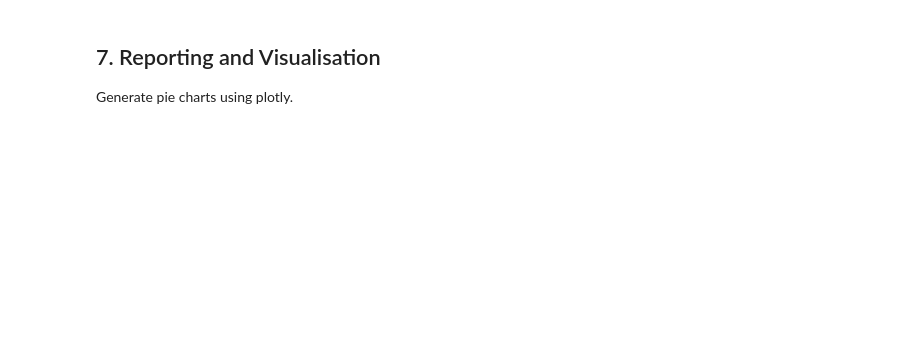
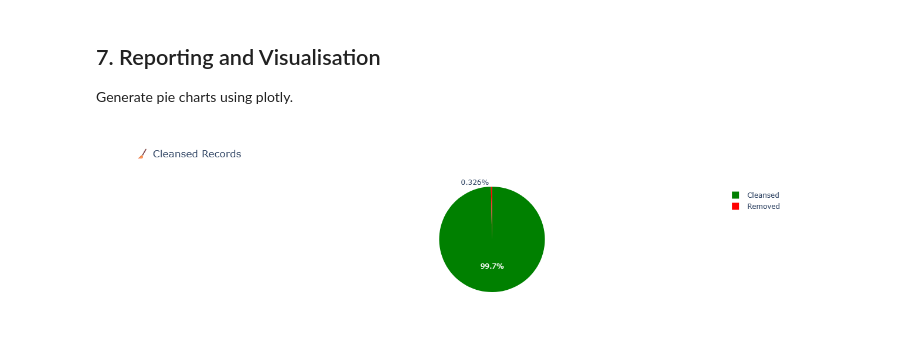
Before and after one commit to mmarifmz/uk-company-profiling-api-matching, a Jupyter notebook: notebooks/CluedIn_Company_Data_Profiling_and_Validation.ipynb, the cells around one changed output. Cells and saved outputs as stored; diff of their text form; code cells hidden in the pictures; blank space fills up the shorter version.

```diff
--- a/notebooks/CluedIn_Company_Data_Profiling_and_Validation.ipynb
+++ b/notebooks/CluedIn_Company_Data_Profiling_and_Validation.ipynb
@@ -80,7 +92,17 @@ Records after cleansing: 307
 ## 4. Deduplication
 Remove duplicated company names.
 # %%
-duplicates_found = df_cleaned.duplicated(subset='CompanyName').sum()
-print(f"Duplicates found: {duplicates_found}")
-df_cleaned = df_cleaned.drop_duplicates(subset='CompanyName')
+# Check duplicates based on CompanyName
+dup_name = df_cleaned[df_cleaned.duplicated(subset='CompanyName', keep=False)]
+print(f"🔁 Duplicate CompanyNames found: {len(dup_name)}")
+display(dup_name[['CompanyName', 'CompanyNumber']].sort_values(by='CompanyName'))
+
+# Check duplicates based on CompanyNumber
+dup_number = df_cleaned[df_cleaned.duplicated(subset='CompanyNumber', keep=False)]
+print(f"🔁 Duplicate CompanyNumbers found: {len(dup_number)}")
+display(dup_number[['CompanyName', 'CompanyNumber']].sort_values(by='CompanyNumber'))
+
+# Drop duplicates based on both fields (CompanyNumber has higher priority)
+df_deduplicated = df_cleaned.drop_duplicates(subset=['CompanyNumber'])
+print(f"✅ Records after deduplication: {len(df_deduplicated)} (from {len(df_cleaned)})")
 # %% [output]
@@ -123,25 +333,79 @@ Enriched records: 0
 Generate pie charts using plotly.
 # %%
 import plotly.express as px
+import plotly.graph_objects as go
 
+# KPI - this one can be enhance following business requirement / data governance
 total_records = len(df_raw)
 cleansed_records = len(df_cleaned)
-duplicate_records = duplicates_found
-matched_records = matched_count
-enriched_records = enriched_count
+duplicates_found = df_raw.duplicated(subset='CompanyName').sum() + df_raw.duplicated(subset='CompanyNumber').sum()
+matched_count = df_cleaned['MatchedNumber'].notnull().sum()
+enriched_count = df_cleaned[df_cleaned['MatchedNumber'].notnull() & df_cleaned['URI'].notnull()].shape[0]
 
-# 1. Cleansed
-fig1 = px.pie(names=["Cleansed", "Removed"], values=[cleansed_records, total_records - cleansed_records])
+# Cleansed Records
+fig1 = px.pie(
+    names=["Cleansed", "Removed"],
+    values=[cleansed_records, total_records - cleansed_records],
+    title="🧹 Cleansed Records",
+    color_discrete_sequence=["green", "red"]
+)
 fig1.show()
 
-# 2. Duplicates
-fig2 = px.pie(names=["Unique", "Duplicates Removed"], values=[cleansed_records, duplicate_records])
+# Duplicates Removed
+fig2 = px.pie(
+    names=["Unique", "Duplicates Removed"],
+    values=[cleansed_records, duplicates_found],
+    title="📛 Duplicate Records",
+    color_discrete_sequence=["blue", "orange"]
+)
 fig2.show()
 
-# 3. Matched
-fig3 = px.pie(names=["Matched", "Unmatched"], values=[matched_records, cleansed_records - matched_records])
+# API Matching
+fig3 = px.pie(
+    names=["Matched", "Unmatched"],
+    values=[matched_count, cleansed_records - matched_count],
+    title="🔍 Matched via Companies House API",
+    color_discrete_sequence=["green", "gray"]
+)
 fig3.show()
 
-# 4. Enriched
-fig4 = px.pie(names=["Enriched", "Not Enriched"], values=[enriched_records, total_records - enriched_records])
+# Enrichment
+fig4 = px.pie(
+    names=["Enriched", "Not Enriched"],
+    values=[enriched_count, total_records - enriched_count],
+    title="✨ Enriched Records",
+    color_discrete_sequence=["purple", "lightgray"]
+)
 fig4.show()
+
+# API x Source Matching Bar Chart
+match_source_counts = df_cleaned['MatchSource'].value_counts().reset_index()
+match_source_counts.columns = ['MatchSource', 'Count']
+
+fig5 = px.bar(
+    match_source_counts,
+    x='MatchSource',
+    y='Count',
+    color='MatchSource',
+    title="🔍 Match Source Distribution",
+    text='Count'
+)
+fig5.update_traces(textposition='outside')
+fig5.show()
+
+# Name Match Analysis
+name_match_counts = df_cleaned['NameMatch'].value_counts().reset_index()
+name_match_counts.columns = ['NameMatch', 'Count']
+
+fig6 = px.bar(
+    name_match_counts,
+    x='NameMatch',
+    y='Count',
+    color='NameMatch',
+    title="🧠 Name Match Type",
+    text='Count'
+)
+fig6.update_traces(textposition='outside')
+fig6.show()
+# %% [output]
+[figure, added]
```
Also changed, not shown: parts of 13 cells of this notebook, 3 other files.
